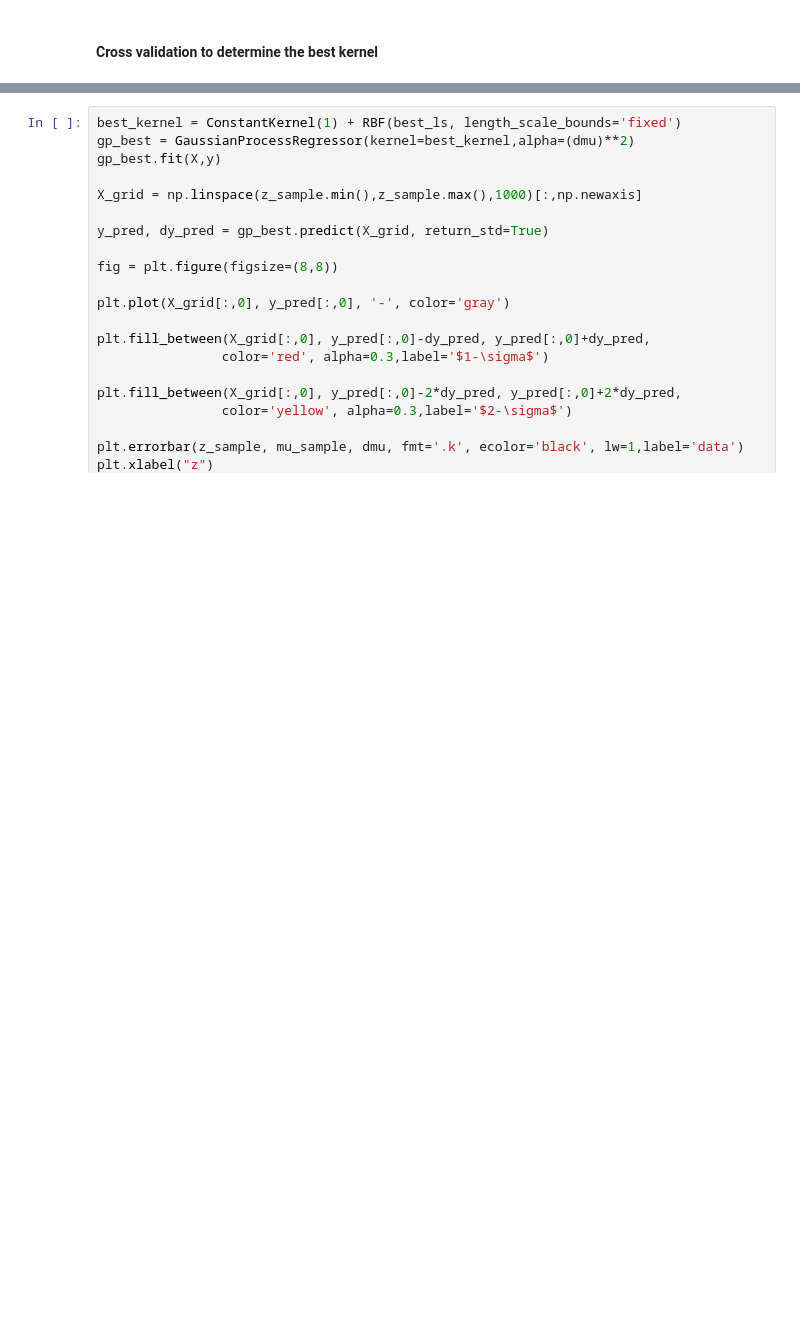
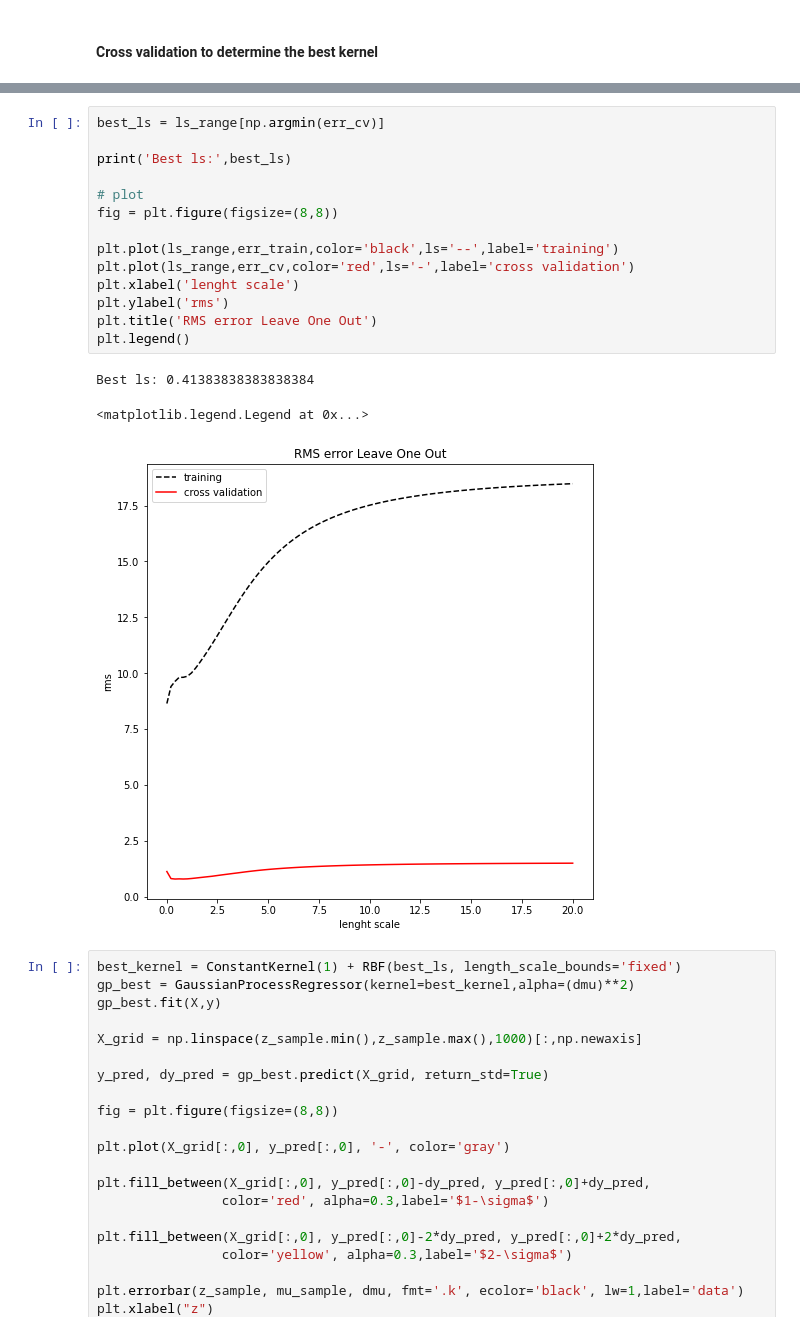
Before and after one commit to ludovicobizzarri/astrostatistics_bicocca_2024, a Jupyter notebook: working/Lesson 18/SN and redshift part 2.ipynb, the cells around one changed output, grey strips where cells are left out. Saved outputs shown, nothing was run; the diff lists cells and outputs as text; blank space fills up the shorter version.

```diff
--- a/working/Lesson 18/SN and redshift part 2.ipynb
+++ b/working/Lesson 18/SN and redshift part 2.ipynb
@@ -165,3 +180,21 @@ Best ls: 0.41383838383838384
+# %%
+best_ls = ls_range[np.argmin(err_cv)]
+
+print('Best ls:',best_ls)
+
+# plot
+fig = plt.figure(figsize=(8,8))
+
+plt.plot(ls_range,err_train,color='black',ls='--',label='training')
+plt.plot(ls_range,err_cv,color='red',ls='-',label='cross validation')
+plt.xlabel('lenght scale')
+plt.ylabel('rms')
+plt.title('RMS error Leave One Out')
+plt.legend()
+# %% [output]
+Best ls: 0.41383838383838384
+<matplotlib.legend.Legend at 0x...>
+[figure, added]
 # %%
 best_kernel = ConstantKernel(1) + RBF(best_ls, length_scale_bounds='fixed')
 gp_best = GaussianProcessRegressor(kernel=best_kernel,alpha=(dmu)**2)
```
Also changed, not shown: parts of 5 cells of this notebook.
